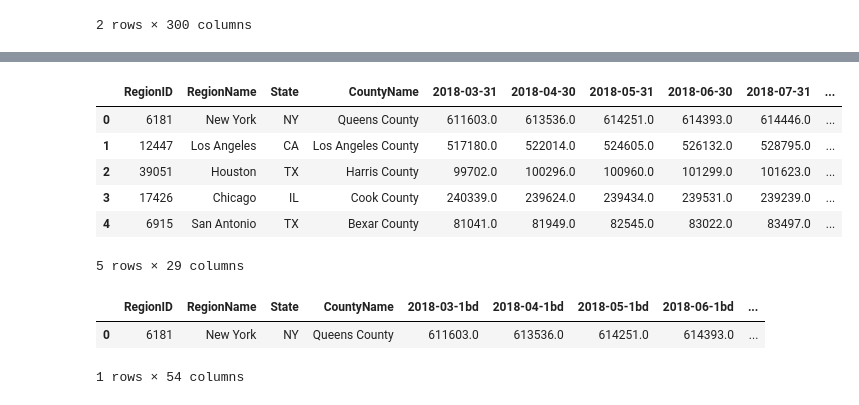
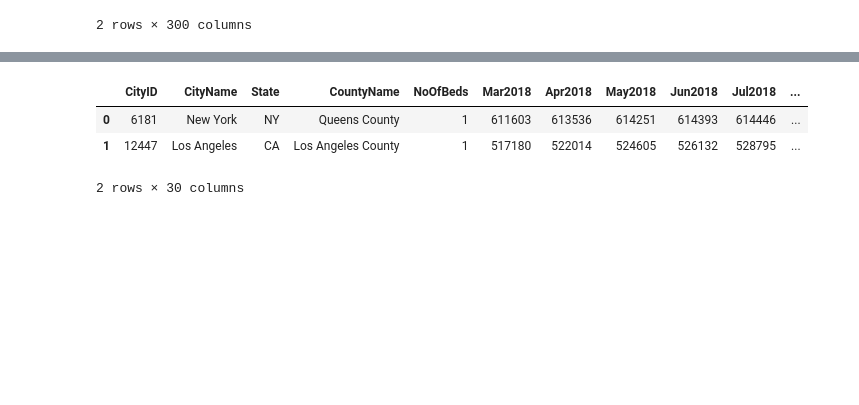
Before and after one commit to nhakkarainen/NU-Project-3, a Jupyter notebook: cleaning.ipynb, the cells around one changed output, grey strips where cells are left out. Drawn from its saved outputs; the diff is of its cells as text; code cells hidden in the pictures; blank space fills up the shorter version.

Commit message:
Updated cleaning / ETL for # bedrooms column

```diff
--- a/cleaning.ipynb
+++ b/cleaning.ipynb
@@ -59,62 +72,27 @@ days_df_a.head()
 # %%
-# strip down to columns wanted
-# for housing prices - dates Mar-2018 - Mar-2020
+# Strip down and reformat "Housing Prices - 1BD" df
 housing_cols = ["RegionID", "RegionName", "State", "CountyName", "2018-03-31", "2018-04-30", "2018-05-31", "2018-06-30",
             "2018-07-31", "2018-08-31", "2018-09-30", "2018-10-31", "2018-11-30", "2018-12-31",
             "2019-01-31", "2019-02-28", "2019-03-31", "2019-04-30", "2019-05-31", "2019-06-30",
             "2019-07-31", "2019-08-31", "2019-09-30", "2019-10-31", "2019-11-30", "2019-12-31",
             "2020-01-31", "2020-02-29", "2020-03-31"]
 bed_1_df_a = bed_1_df[housing_cols].copy()
-bed_2_df_a = bed_2_df[housing_cols].copy()
-bed_3_df_a = bed_3_df[housing_cols].copy()
-
-bed_1_df_a.head()
+# Rename columns to avoid confusion between Region IDs and Regions Names in datasets (RegionID and RegionName does not match in "Days on Market" and "Housing Prices" datasets)
+bed_1_df_a.rename(columns = {"RegionID": "CityID", "RegionName": "CityName", "2018-03-31": "Mar2018", "2018-04-30": "Apr2018", "2018-05-31": "May2018", "2018-06-30": "Jun2018",
+            "2018-07-31": "Jul2018", "2018-08-31": "Aug2018", "2018-09-30": "Sep2018", "2018-10-31": "Oct2018", "2018-11-30": "Nov2018", "2018-12-31": "Dec2018",
+            "2019-01-31": "Jan2019", "2019-02-28": "Feb2019", "2019-03-31": "Mar2019", "2019-04-30": "Apr2019", "2019-05-31": "May2019", "2019-06-30": "Jun2019",
+            "2019-07-31": "Jul2019", "2019-08-31": "Aug2019", "2019-09-30": "Sep2019", "2019-10-31": "Oct2019", "2019-11-30": "Nov2019", "2019-12-31": "Dec2019",
+            "2020-01-31": "Jan2020", "2020-02-29": "Feb2020", "2020-03-31": "Mar2020" }, inplace = True)
+# Restate number of days as integers
+convert_dict = {"Mar2018": int, "Apr2018": int, "May2018": int, "Jun2018": int, "Jul2018": int, "Aug2018": int, "Sep2018": int, "Oct2018": int, "Nov2018": int, "Dec2018": int, "Jan2019": int, "Feb2019": int,
+"Mar2019": int, "Apr2019": int, "May2019": int, "Jun2019": int, "Jul2019": int, "Aug2019": int, "Sep2019": int, "Oct2019": int, "Nov2019": int, "Dec2019": int, "Jan2020": int, "Feb2020": int, "Mar2020": int}
+bed_1_df_a = bed_1_df_a.astype(convert_dict)
+# Add column for number of bedrooms
+bed_1_df_a.insert(4,"NoOfBeds", 1)
+# Preview dataframe
+bed_1_df_a.head(2)
 # %% [output]
-|  | RegionID | RegionName | State | CountyName | 2018-03-31 | 2018-04-30 | 2018-05-31 | 2018-06-30 | 2018-07-31 | ... |
-| 0 | 6181 | New York | NY | Queens County | 611603.0 | 613536.0 | 614251.0 | 614393.0 | 614446.0 | ... |
-| 1 | 12447 | Los Angeles | CA | Los Angeles County | 517180.0 | 522014.0 | 524605.0 | 526132.0 | 528795.0 | ... |
-| 2 | 39051 | Houston | TX | Harris County | 99702.0 | 100296.0 | 100960.0 | 101299.0 | 101623.0 | ... |
-| 3 | 17426 | Chicago | IL | Cook County | 240339.0 | 239624.0 | 239434.0 | 239531.0 | 239239.0 | ... |
-| 4 | 6915 | San Antonio | TX | Bexar County | 81041.0 | 81949.0 | 82545.0 | 83022.0 | 83497.0 | ... |
+|  | CityID | CityName | State | CountyName | NoOfBeds | Mar2018 | Apr2018 | May2018 | Jun2018 | Jul2018 | ... |
+| 0 | 6181 | New York | NY | Queens County | 1 | 611603 | 613536 | 614251 | 614393 | 614446 | ... |
+| 1 | 12447 | Los Angeles | CA | Los Angeles County | 1 | 517180 | 522014 | 524605 | 526132 | 528795 | ... |
-5 rows × 29 columns
+2 rows × 30 columns
-# %%
-# merge 1 bed and 2 bed data together
-bed_1_2 = pd.merge(bed_1_df_a, bed_2_df_a, on=["RegionID", "RegionName", "State", "CountyName"], how="inner")
-columns_2018 = {"2018-03-31_x": "2018-03-1bd", "2018-04-30_x": "2018-04-1bd",
-                "2018-05-31_x": "2018-05-1bd", "2018-06-30_x": "2018-06-1bd",
-                "2018-07-31_x": "2018-07-1bd", "2018-08-31_x": "2018-08-1bd",
-                "2018-09-30_x": "2018-09-1bd", "2018-10-31_x": "2018-10-1bd",
-                "2018-11-30_x": "2018-11-1bd", "2018-12-31_x": "2018-12-1bd",
-                "2018-03-31_y": "2018-03-2bd", "2018-04-30_y": "2018-04-2bd",
-                "2018-05-31_y": "2018-05-2bd", "2018-06-30_y": "2018-06-2bd",
-                "2018-07-31_y": "2018-07-2bd", "2018-08-31_y": "2018-08-2bd",
-                "2018-09-30_y": "2018-09-2bd", "2018-10-31_y": "2018-10-2bd",
-                "2018-11-30_y": "2018-11-2bd", "2018-12-31_y": "2018-12-2bd"
-                }
-bed_1_2.rename(columns=columns_2018, inplace=True)
-columns_2019 = {"2019-01-31_x": "2019-01-1bd", "2019-02-28_x": "2019-02-1bd",
-                "2019-03-31_x": "2019-03-1bd", "2019-04-30_x": "2019-04-1bd",
-                "2019-05-31_x": "2019-05-1bd", "2019-06-30_x": "2019-06-1bd",
-                "2019-07-31_x": "2019-07-1bd", "2019-08-31_x": "2019-08-1bd",
-                "2019-09-30_x": "2019-09-1bd", "2019-10-31_x": "2019-10-1bd",
-                "2019-11-30_x": "2019-11-1bd", "2019-12-31_x": "2019-12-1bd",
-                "2019-01-31_y": "2019-01-2bd", "2019-02-28_y": "2019-02-2bd",
-                "2019-03-31_y": "2019-03-2bd", "2019-04-30_y": "2019-04-2bd",
-                "2019-05-31_y": "2019-05-2bd", "2019-06-30_y": "2019-06-2bd",
-                "2019-07-31_y": "2019-07-2bd", "2019-08-31_y": "2019-08-2bd",
-                "2019-09-30_y": "2019-09-2bd", "2019-10-31_y": "2019-10-2bd",
-                "2019-11-30_y": "2019-11-2bd", "2019-12-31_y": "2019-12-2bd"
-                }
-bed_1_2.rename(columns=columns_2019, inplace=True)
-columns_2020 = {"2020-01-31_x": "2020-01-1bd", "2020-02-29_x": "2020-02-1bd",
-                "2020-03-31_x": "2020-03-1bd",
-                "2020-01-31_y": "2020-01-2bd", "2020-02-29_y": "2020-02-2bd",
-                "2020-03-31_y": "2020-03-2bd"
-               }
-bed_1_2.rename(columns=columns_2020, inplace=True)
-
-bed_1_2.head(1)
-# %% [output]
-|  | RegionID | RegionName | State | CountyName | 2018-03-1bd | 2018-04-1bd | 2018-05-1bd | 2018-06-1bd | ... |
-| 0 | 6181 | New York | NY | Queens County | 611603.0 | 613536.0 | 614251.0 | 614393.0 | ... |
-1 rows × 54 columns
```
Also changed, not shown: parts of 17 cells of this notebook, 15 other files.
